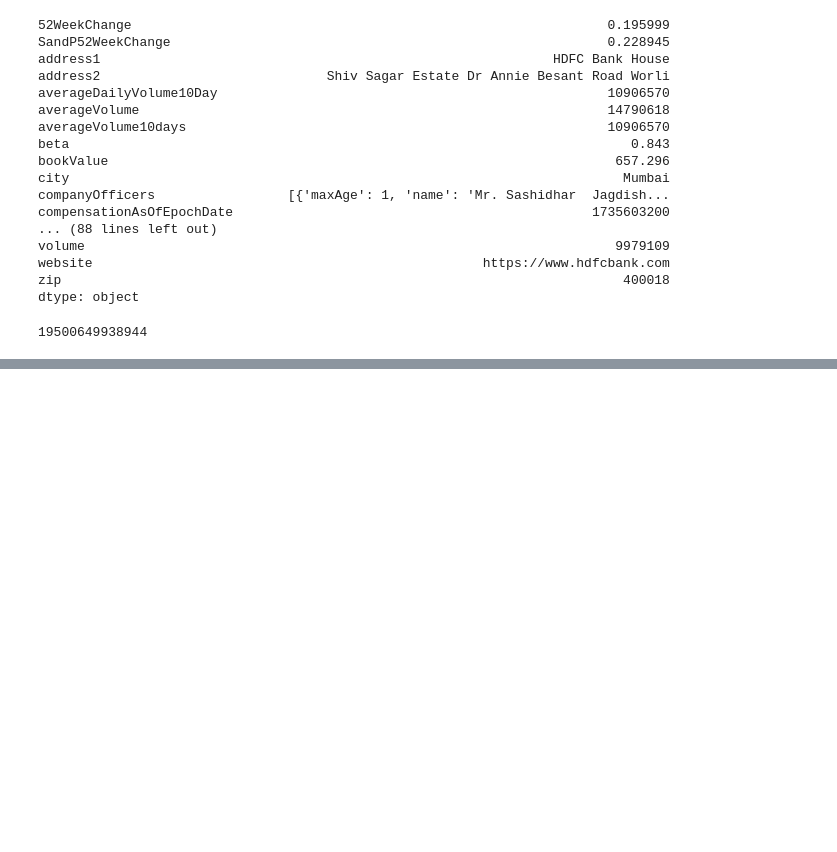
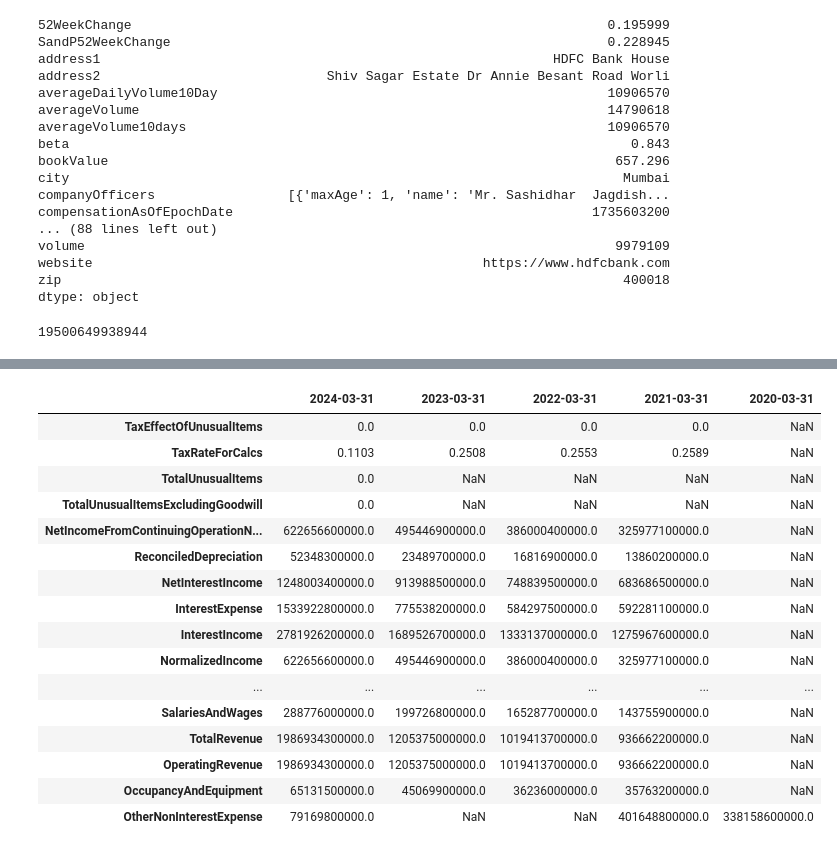
Before and after one commit to barnwalp/algorithmic_trading, a Jupyter notebook: Equity_Analysis_Advanced.ipynb, the cells around one changed output, grey strips where cells are left out. Saved outputs shown, nothing was run; the diff lists cells and outputs as text; code cells hidden in the pictures; blank space fills up the shorter version.

```diff
--- a/Equity_Analysis_Advanced.ipynb
+++ b/Equity_Analysis_Advanced.ipynb
@@ -73,0 +97,21 @@ plt.show()
+# %%
+income_statement = hdfc.get_income_stmt()
+income_statement
+# %% [output]
+|  | 2024-03-31 | 2023-03-31 | 2022-03-31 | 2021-03-31 | 2020-03-31 |
+| TaxEffectOfUnusualItems | 0.0 | 0.0 | 0.0 | 0.0 | NaN |
+| TaxRateForCalcs | 0.1103 | 0.2508 | 0.2553 | 0.2589 | NaN |
+| TotalUnusualItems | 0.0 | NaN | NaN | NaN | NaN |
+| TotalUnusualItemsExcludingGoodwill | 0.0 | NaN | NaN | NaN | NaN |
+| NetIncomeFromContinuingOperationN... | 622656600000.0 | 495446900000.0 | 386000400000.0 | 325977100000.0 | NaN |
+| ReconciledDepreciation | 52348300000.0 | 23489700000.0 | 16816900000.0 | 13860200000.0 | NaN |
+| NetInterestIncome | 1248003400000.0 | 913988500000.0 | 748839500000.0 | 683686500000.0 | NaN |
+| InterestExpense | 1533922800000.0 | 775538200000.0 | 584297500000.0 | 592281100000.0 | NaN |
+| InterestIncome | 2781926200000.0 | 1689526700000.0 | 1333137000000.0 | 1275967600000.0 | NaN |
+| NormalizedIncome | 622656600000.0 | 495446900000.0 | 386000400000.0 | 325977100000.0 | NaN |
+| ... | ... | ... | ... | ... | ... |
+| SalariesAndWages | 288776000000.0 | 199726800000.0 | 165287700000.0 | 143755900000.0 | NaN |
+| TotalRevenue | 1986934300000.0 | 1205375000000.0 | 1019413700000.0 | 936662200000.0 | NaN |
+| OperatingRevenue | 1986934300000.0 | 1205375000000.0 | 1019413700000.0 | 936662200000.0 | NaN |
+| OccupancyAndEquipment | 65131500000.0 | 45069900000.0 | 36236000000.0 | 35763200000.0 | NaN |
+| OtherNonInterestExpense | 79169800000.0 | NaN | NaN | 401648800000.0 | 338158600000.0 |
```
Also changed, not shown: parts of 5 cells of this notebook.
